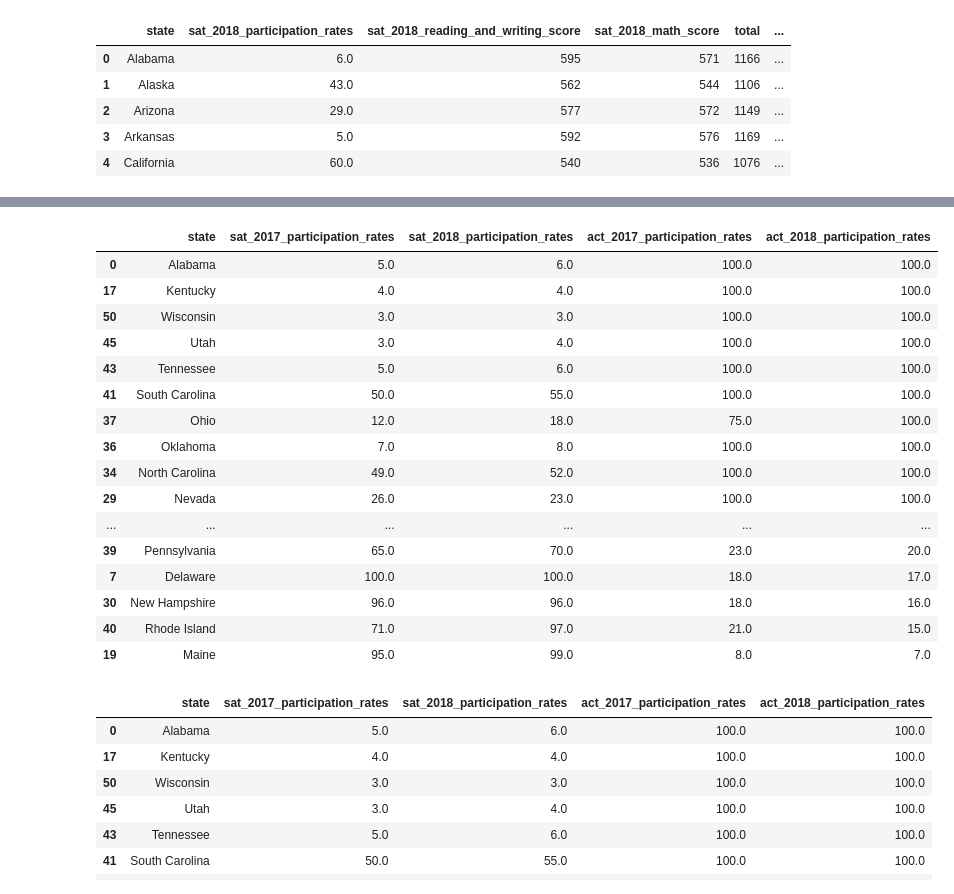
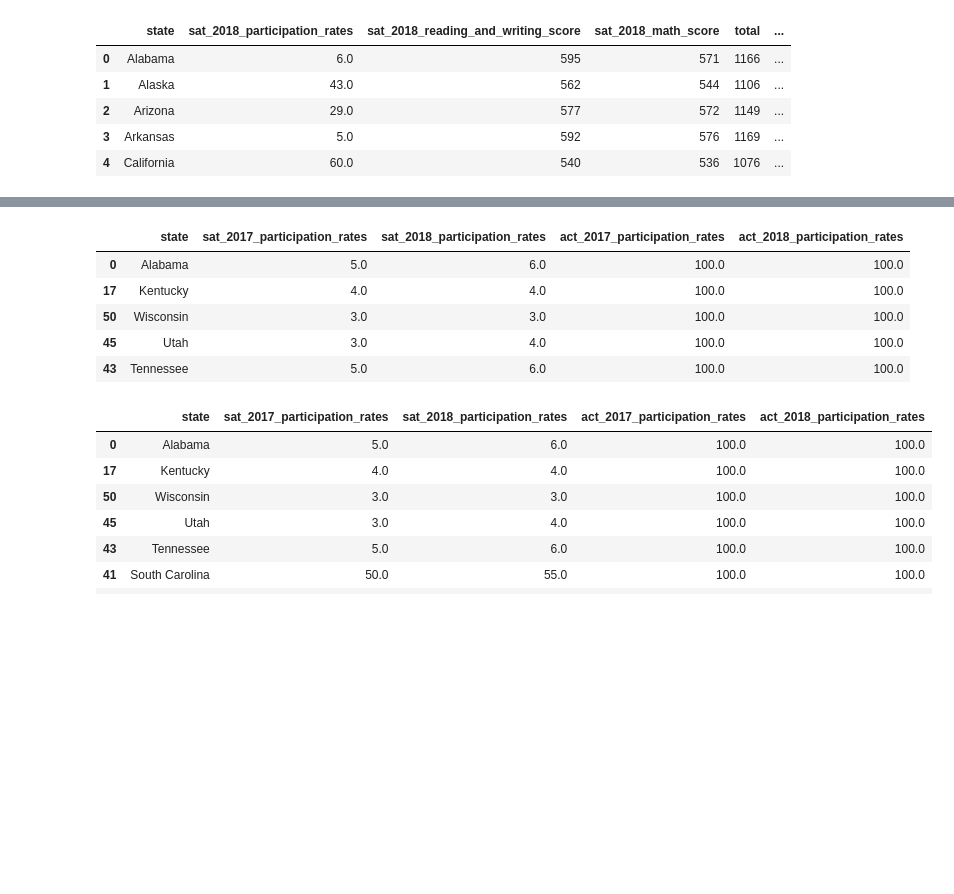
Before and after one commit to dmiz6393/ACT_SAT_dataset, a Jupyter notebook: code/starter-code.ipynb, the cells around one changed output, grey strips where cells are left out. Cells and saved outputs as stored; diff of their text form; code cells hidden in the pictures; blank space fills up the shorter version.

```diff
--- a/code/starter-code.ipynb
+++ b/code/starter-code.ipynb
@@ -1263,25 +1147,14 @@ changes_in_rates.sort_values(by="sat_2018_participation_rates",ascending=False).
 | 30 | New Hampshire | 96.0 | 96.0 | 18.0 | 16.0 |
 | 8 | District of Columbia | 100.0 | 92.0 | 32.0 | 32.0 |
 # %%
-changes_in_rates.sort_values(by="act_2018_participation_rates",ascending=False)
+changes_in_rates.sort_values(by="act_2018_participation_rates",ascending=False).head()
 # %% [output]
 |  | state | sat_2017_participation_rates | sat_2018_participation_rates | act_2017_participation_rates | act_2018_participation_rates |
 | 0 | Alabama | 5.0 | 6.0 | 100.0 | 100.0 |
 | 17 | Kentucky | 4.0 | 4.0 | 100.0 | 100.0 |
 | 50 | Wisconsin | 3.0 | 3.0 | 100.0 | 100.0 |
 | 45 | Utah | 3.0 | 4.0 | 100.0 | 100.0 |
 | 43 | Tennessee | 5.0 | 6.0 | 100.0 | 100.0 |
-| 41 | South Carolina | 50.0 | 55.0 | 100.0 | 100.0 |
-| 37 | Ohio | 12.0 | 18.0 | 75.0 | 100.0 |
-| 36 | Oklahoma | 7.0 | 8.0 | 100.0 | 100.0 |
-| 34 | North Carolina | 49.0 | 52.0 | 100.0 | 100.0 |
-| 29 | Nevada | 26.0 | 23.0 | 100.0 | 100.0 |
-| ... | ... | ... | ... | ... | ... |
-| 39 | Pennsylvania | 65.0 | 70.0 | 23.0 | 20.0 |
-| 7 | Delaware | 100.0 | 100.0 | 18.0 | 17.0 |
-| 30 | New Hampshire | 96.0 | 96.0 | 18.0 | 16.0 |
-| 40 | Rhode Island | 71.0 | 97.0 | 21.0 | 15.0 |
-| 19 | Maine | 95.0 | 99.0 | 8.0 | 7.0 |
 # %%
 changes_in_rates.sort_values(by="act_2017_participation_rates",ascending=False).head(20)
 # %% [output]
```
Also changed, not shown: parts of 13 cells of this notebook.
